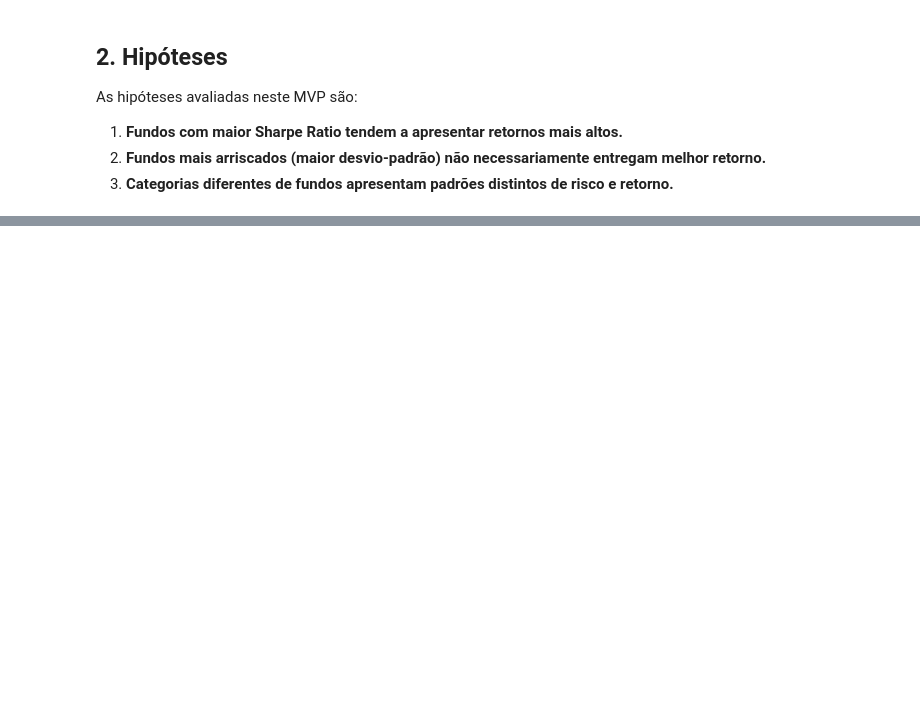
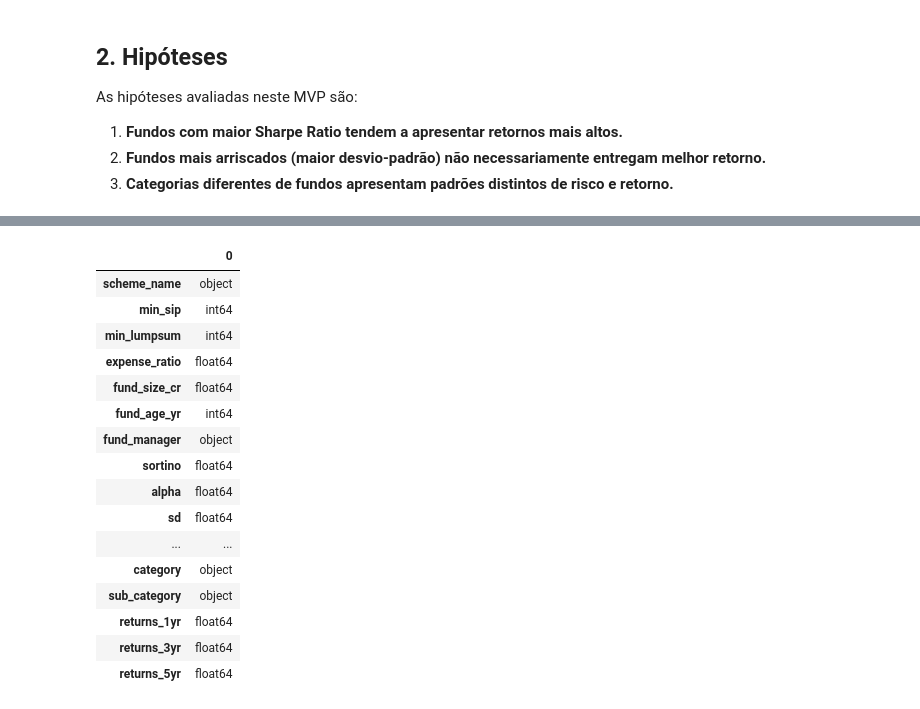
Before and after one commit to pleiteues-code/mvp-fundos-investimento-analise-de-dados-e-boas-praticas, a Jupyter notebook: MVP_Fundos_Investimento_Paulo_Ricardo_Marques_Leite.ipynb, the cells around one changed output, grey strips where cells are left out. Drawn from its saved outputs; the diff is of its cells as text; code cells hidden in the pictures; blank space fills up the shorter version.

```diff
--- a/MVP_Fundos_Investimento_Paulo_Ricardo_Marques_Leite.ipynb
+++ b/MVP_Fundos_Investimento_Paulo_Ricardo_Marques_Leite.ipynb
@@ -103,0 +119,91 @@ para observar distribuições, relações e possíveis padrões entre os fundos.
+# %%
+# Substituindo valores '-' por NaN
+df.replace('-', pd.NA, inplace=True)
+
+# Colunas numéricas que podem ter vindo como texto
+cols_to_convert = [
+    'sortino', 'alpha', 'sd', 'beta', 'sharpe',
+    'returns_1yr', 'returns_3yr', 'returns_5yr'
+]
+
+# Convertendo colunas numéricas
+for col in cols_to_convert:
+    df[col] = pd.to_numeric(df[col], errors='coerce')
+
+# Valores ausentes
+df.isna().sum().sort_values(ascending=False)
+
+# Duplicatas
+df.duplicated().sum()
+
+# Corrigir categorias inconsistentes
+df['category'] = df['category'].replace({
+    'Custom Oriented': 'Solution Oriented',
+    'Solution oriented': 'Solution Oriented',
+    'solution oriented': 'Solution Oriented'
+})
+
+# Padronizar categorias inconsistentes
+df['category'] = df['category'].str.strip().str.title()
+
+df['category'] = df['category'].replace({
+    'Custom Oriented': 'Solution Oriented',
+    'Solution Oriented ': 'Solution Oriented',
+    'Solution-Oriented': 'Solution Oriented',
+    'Solution oriented': 'Solution Oriented',
+    'Solution Oriented Funds': 'Solution Oriented',
+    'Non Oriented': 'Solution Oriented',
+    'Non-Oriented': 'Solution Oriented',
+    'Non Oriented Funds': 'Solution Oriented'
+})
+
+# Estatísticas descritivas
+df.describe().T
+
+#funcao
+def plot_box(df, x, y, order, title, ylabel, ylim=None):
+    plt.figure(figsize=(10,5))
+
+    sns.boxplot(
+        x=x,
+        y=y,
+        data=df,
+        order=order,
+        hue=x,
+        palette='viridis',
+        legend=False,
+        linewidth=1.5
+    )
+
+    plt.xticks(rotation=45)
+    plt.title(title)
+    plt.xlabel("Categoria")
+    plt.ylabel(ylabel)
+    plt.grid(axis='y', linestyle='--', alpha=0.3)
+
+    if ylim:
+        plt.ylim(0, ylim)
+
+    plt.tight_layout()
+    plt.show()
+
+# Verificando tipos após conversão
+df.dtypes
+# %% [output]
+|  | 0 |
+| scheme_name | object |
+| min_sip | int64 |
+| min_lumpsum | int64 |
+| expense_ratio | float64 |
+| fund_size_cr | float64 |
+| fund_age_yr | int64 |
+| fund_manager | object |
+| sortino | float64 |
+| alpha | float64 |
+| sd | float64 |
+| ... | ... |
+| category | object |
+| sub_category | object |
+| returns_1yr | float64 |
+| returns_3yr | float64 |
+| returns_5yr | float64 |
```
Also changed, not shown: parts of 60 cells of this notebook.
